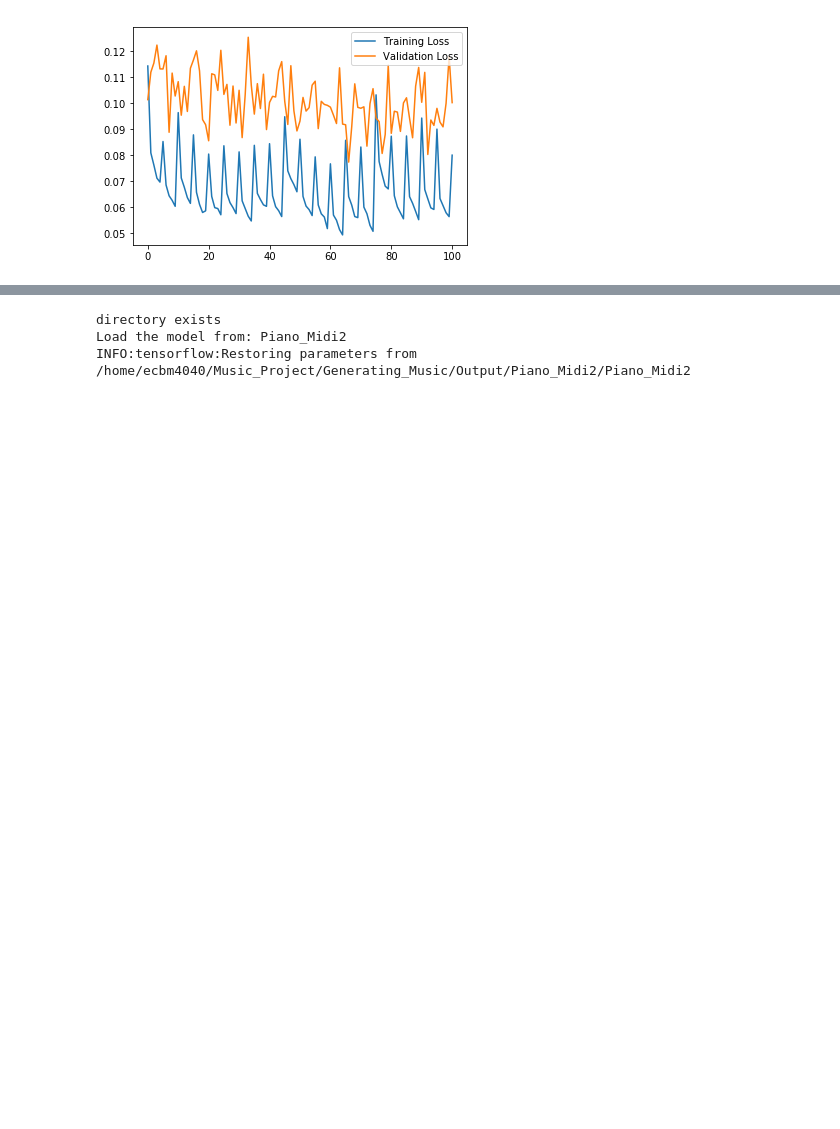
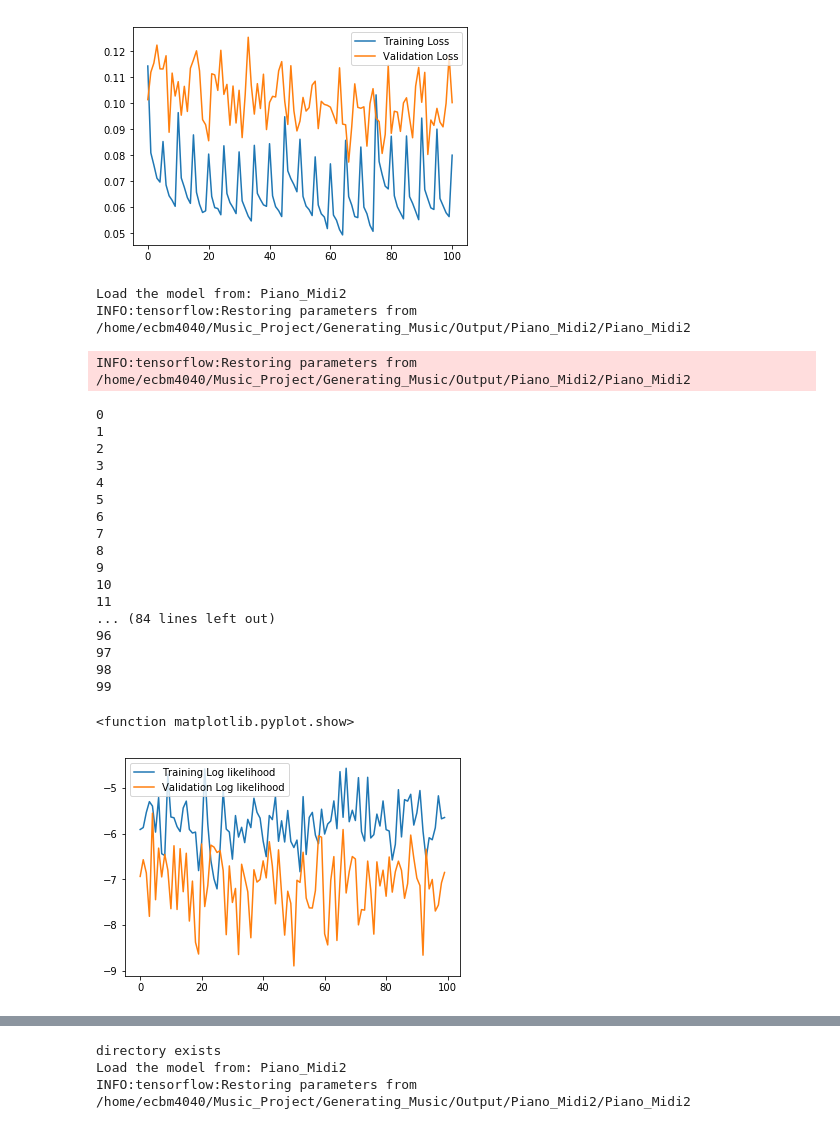
Before and after one commit to nikhil-kotecha/Generating_Music, a Jupyter notebook: Main.ipynb, the cells around one changed output, grey strips where cells are left out. Cells and saved outputs as stored; diff of their text form; code cells hidden in the pictures; blank space fills up the shorter version.

Commit message:
includes average loss/likelihood calculation

```diff
--- a/Main.ipynb
+++ b/Main.ipynb
@@ -231,7 +231,7 @@ with tf.Session() as sess:
             np.save(Output_Directory + "/ valid_loss.npy", loss_valid)
 
         # Regularly Calculate Validation loss and store both training and validation losses
-        if (epoch % 100) == 0 & (epoch > 0):
+        if (epoch % 50) == 0 & (epoch > 0):
             # Calculation Validation loss
             _, batch_input_state_valid = multi_training.getPieceBatch(validation_pieces, batch_size, num_timesteps) # not using their 'convolution' filter
             batch_input_state_valid = np.array(batch_input_state_valid)
@@ -283,3 +283,80 @@ Validation loss =  0.100284 ; Validation log likelihood =  -7.82218
 Training time =  9927.76597905159  seconds
 <function matplotlib.pyplot.show>
 [figure]
+# %%
+# Generate Final Test and Validation Likelihoods
+keep_prob=1
+training_loss_ave=[]
+validation_loss_ave=[]
+
+with tf.Session() as sess:
+    sess.run(tf.global_variables_initializer())
+
+    # try to restore the pre_trained
+    if restore_model_name is not None:
+        print("Load the model from: {}".format(save_model_name))
+        saver.restore(sess, Load_Directory + '/{}'.format(save_model_name))
+
+    # Initial States
+    timewise_state_val=[]
+    for i in range(len(num_t_units)):
+        c_t = np.zeros((batch_size*num_notes, num_t_units[i])) #start every batch with zero state in LSTM time cells
+        h_t = np.zeros((batch_size*num_notes, num_t_units[i]))
+        timewise_state_val.append(LSTMStateTuple(h_t, c_t))
+
+    notewise_state_val=[]
+    for i in range(len(num_n_units)):
+        c_n = np.zeros((batch_size*num_timesteps, num_n_units[i])) #start every batch with zero state in LSTM time cells
+        h_n = np.zeros((batch_size*num_timesteps, num_n_units[i]))
+        notewise_state_val.append(LSTMStateTuple(h_n, c_n))
+
+    for p in range(100):
+        _, batch_input_state_test = multi_training.getPieceBatch(training_pieces, batch_size, num_timesteps) # not using their 'convolution' filter
+        batch_input_state_test = np.array(batch_input_state_test)
+        batch_input_state_test = np.swapaxes(batch_input_state_test, axis1=1, axis2=2)
+
+        # Run Session
+        feed_dict = {Note_State_Batch: batch_input_state_test, timewise_state: timewise_state_val, notewise_state: notewise_state_val, time_init: 0, output_keep_prob: keep_prob}
+        loss_run, log_likelihood_run, note_gen_out_run = sess.run([loss, log_likelihood, note_gen_out], feed_dict=feed_dict)
+        training_loss_ave.append(-78*loss_run)
+
+        _, batch_input_state_valid = multi_training.getPieceBatch(validation_pieces, batch_size, num_timesteps) # not using their 'convolution' filter
+        batch_input_state_valid = np.array(batch_input_state_valid)
+        batch_input_state_valid = np.swapaxes(batch_input_state_valid, axis1=1, axis2=2)
+
+        # Run Session
+        feed_dict = {Note_State_Batch: batch_input_state_valid, timewise_state: timewise_state_val, notewise_state: notewise_state_val, time_init: 0, output_keep_prob: keep_prob}
+        loss_run, log_likelihood_run, note_gen_out_run = sess.run([loss, log_likelihood, note_gen_out], feed_dict=feed_dict)
+        validation_loss_ave.append(-78*loss_run)
+
+        print(p)
+
+
+# Plot the final loss
+plt.plot(training_loss_ave, label="Training Log likelihood")
+plt.plot(validation_loss_ave, label="Validation Log likelihood")
+plt.legend()
+plt.show
+# %% [output]
+Load the model from: Piano_Midi2
+INFO:tensorflow:Restoring parameters from /home/ecbm4040/Music_Project/Generating_Music/Output/Piano_Midi2/Piano_Midi2
+INFO:tensorflow:Restoring parameters from /home/ecbm4040/Music_Project/Generating_Music/Output/Piano_Midi2/Piano_Midi2
+0
+1
+2
+3
+4
+5
+6
+7
+8
+9
+10
+11
+... (84 lines left out)
+96
+97
+98
+99
+<function matplotlib.pyplot.show>
+[figure, added]
```
Also changed, not shown: parts of 2 cells of this notebook.
